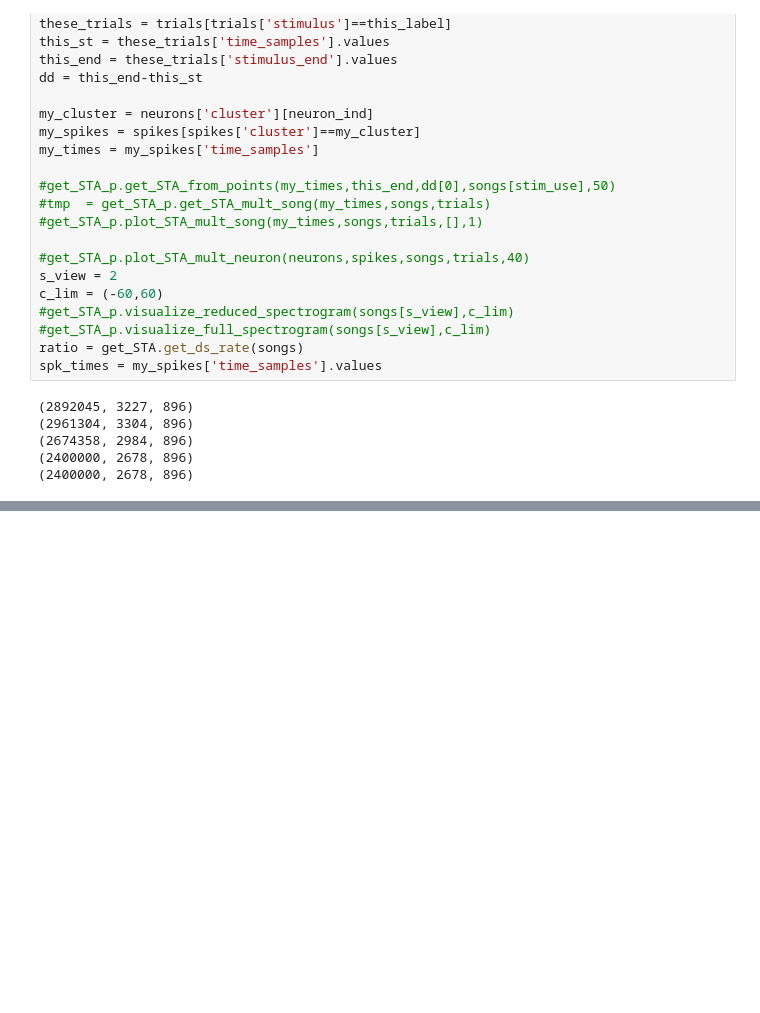
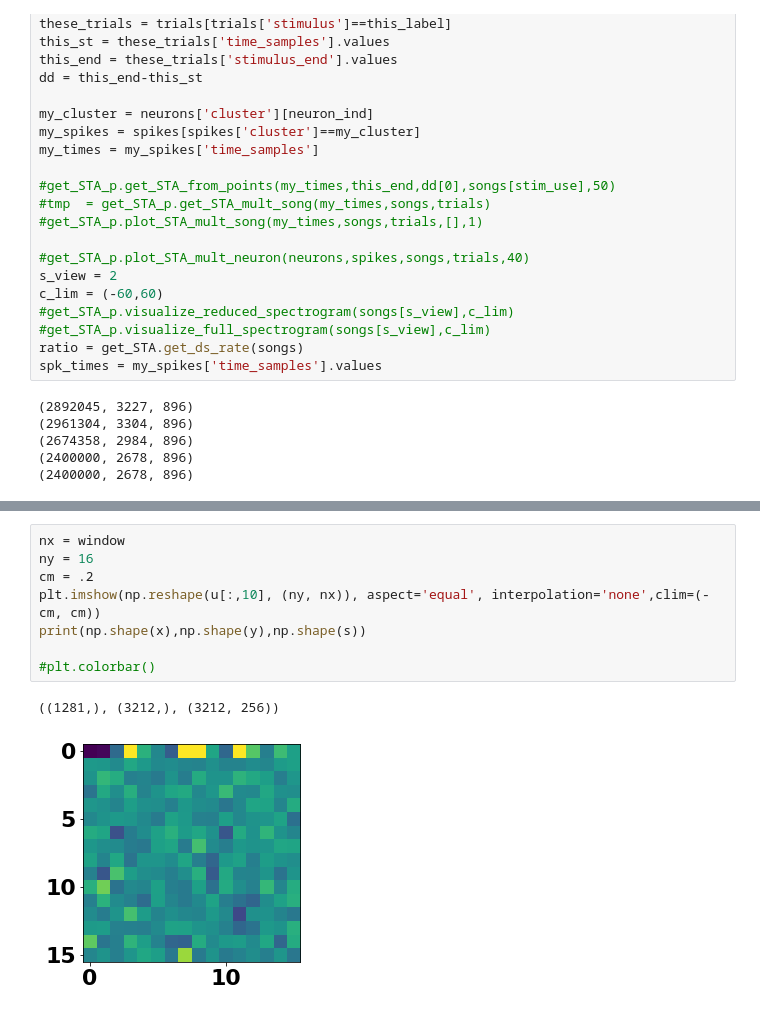
Before and after one commit to TimCSheehan/try_STRF, a Jupyter notebook: try_STA_slim.ipynb, the cells around one changed output, grey strips where cells are left out. Saved outputs shown, nothing was run; the diff lists cells and outputs as text; blank space fills up the shorter version.

```diff
--- a/try_STA_slim.ipynb
+++ b/try_STA_slim.ipynb
@@ -115,0 +203,11 @@ get_STA.visualize_some_stas(neurons,spikes,songs,song_mask,song_ramp,20)
+# %%
+nx = window
+ny = 16
+cm = .2
+plt.imshow(np.reshape(u[:,10], (ny, nx)), aspect='equal', interpolation='none',clim=(-cm, cm))
+print(np.shape(x),np.shape(y),np.shape(s))
+
+#plt.colorbar()
+# %% [output]
+((1281,), (3212,), (3212, 256))
+[figure, added]
```
Also changed, not shown: parts of 10 cells of this notebook, 2 other files.
